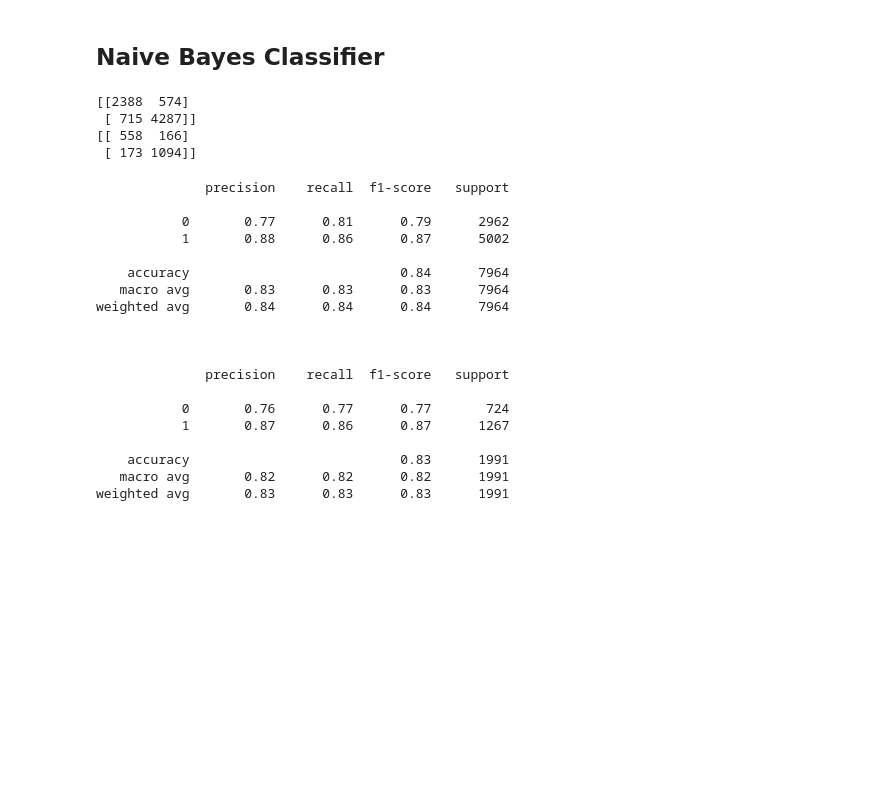
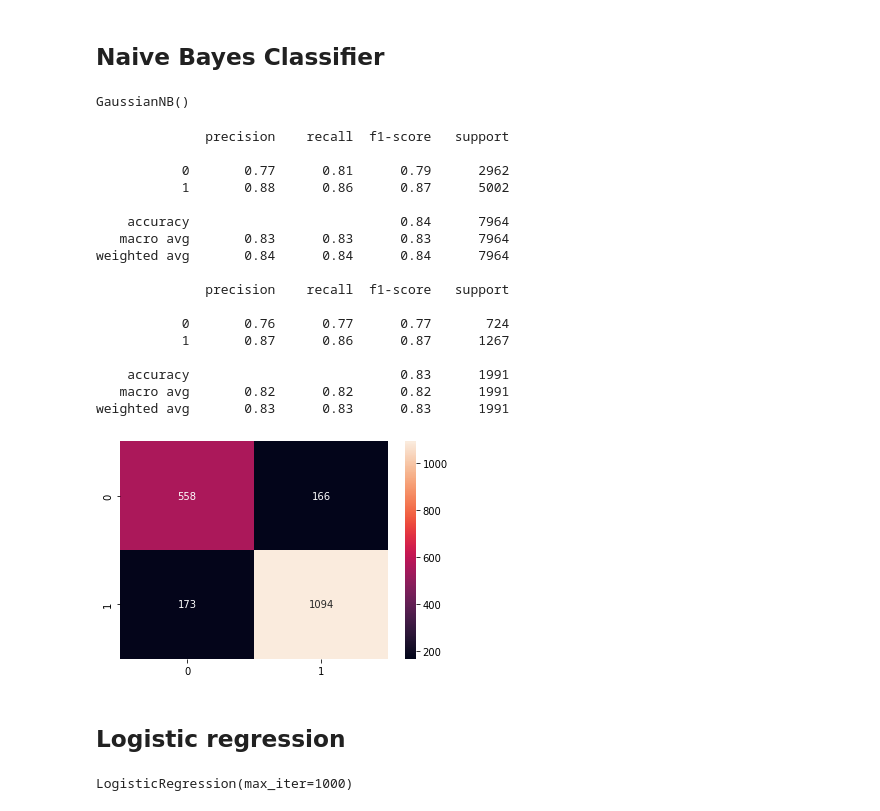
Before and after one commit to OmPrakashGH/Zomato-Restaurant-clustering-and-sentiment-analysis, a Jupyter notebook: Zomato_Restaurant_Clustering_and_Sentiment_Analysis.ipynb, the cells around one changed output. Drawn from its saved outputs; the diff is of its cells as text; code cells hidden in the pictures; blank space fills up the shorter version.

```diff
--- a/Zomato_Restaurant_Clustering_and_Sentiment_Analysis.ipynb
+++ b/Zomato_Restaurant_Clustering_and_Sentiment_Analysis.ipynb
@@ -1253,45 +1257,44 @@ train_array= train_vectorized.toarray()
 test_array = test_vectorized.toarray()
 # %% [markdown]
 ## Naive Bayes Classifier
+# %%
+# Instantiating naive bayes classifier
+nb_clf = GaussianNB()
 # %%
 # Training the model
-spam_detect_model = GaussianNB().fit(train_array,label_train)
+nb_clf.fit(train_array,label_train)
+# %% [output]
+GaussianNB()
 # %%
 # Predictions
-train_preds = spam_detect_model.predict(train_array)
-test_preds = spam_detect_model.predict(test_array)
+train_preds = nb_clf.predict(train_array)
+test_preds = nb_clf.predict(test_array)
 # %%
-# Confusion matrices for train and test
+# Print the classification report for train and test
+print(classification_report(label_train,train_preds))
+print(classification_report(label_test,test_preds))
 
-print(confusion_matrix(label_train,train_preds))
-print(confusion_matrix(label_test,test_preds))
+# Confusion matrix
+sns.heatmap(confusion_matrix(label_test, test_preds), annot=True, fmt='d')
+plt.show()
 # %% [output]
-[[2388  574]
- [ 715 4287]]
-[[ 558  166]
- [ 173 1094]]
+              precision    recall  f1-score   support
+
+           0       0.77      0.81      0.79      2962
+           1       0.88      0.86      0.87      5002
+
+    accuracy                           0.84      7964
+   macro avg       0.83      0.83      0.83      7964
+weighted avg       0.84      0.84      0.84      7964
+
+              precision    recall  f1-score   support
+
+           0       0.76      0.77      0.77       724
+           1       0.87      0.86      0.87      1267
+
+    accuracy                           0.83      1991
+   macro avg       0.82      0.82      0.82      1991
+weighted avg       0.83      0.83      0.83      1991
+[figure, added]
-# %%
-# Print the classification report for train and test
-print(classification_report(label_train,train_preds))
-print("\n")
-print(classification_report(label_test,test_preds))
-# %% [output]
-              precision    recall  f1-score   support
-
-           0       0.77      0.81      0.79      2962
-           1       0.88      0.86      0.87      5002
-
-    accuracy                           0.84      7964
-   macro avg       0.83      0.83      0.83      7964
-weighted avg       0.84      0.84      0.84      7964
-
-
-
-              precision    recall  f1-score   support
-
-           0       0.76      0.77      0.77       724
-           1       0.87      0.86      0.87      1267
-
-    accuracy                           0.83      1991
-   macro avg       0.82      0.82      0.82      1991
-weighted avg       0.83      0.83      0.83      1991
+# %% [markdown]
+## Logistic regression
@@ -1297,0 +1304,5 @@ weighted avg       0.83      0.83      0.83      1991
+# %%
+# Training the model
+lr_clf.fit(train_array,label_train)
+# %% [output]
+LogisticRegression(max_iter=1000)
```
Also changed, not shown: parts of 15 cells of this notebook.
